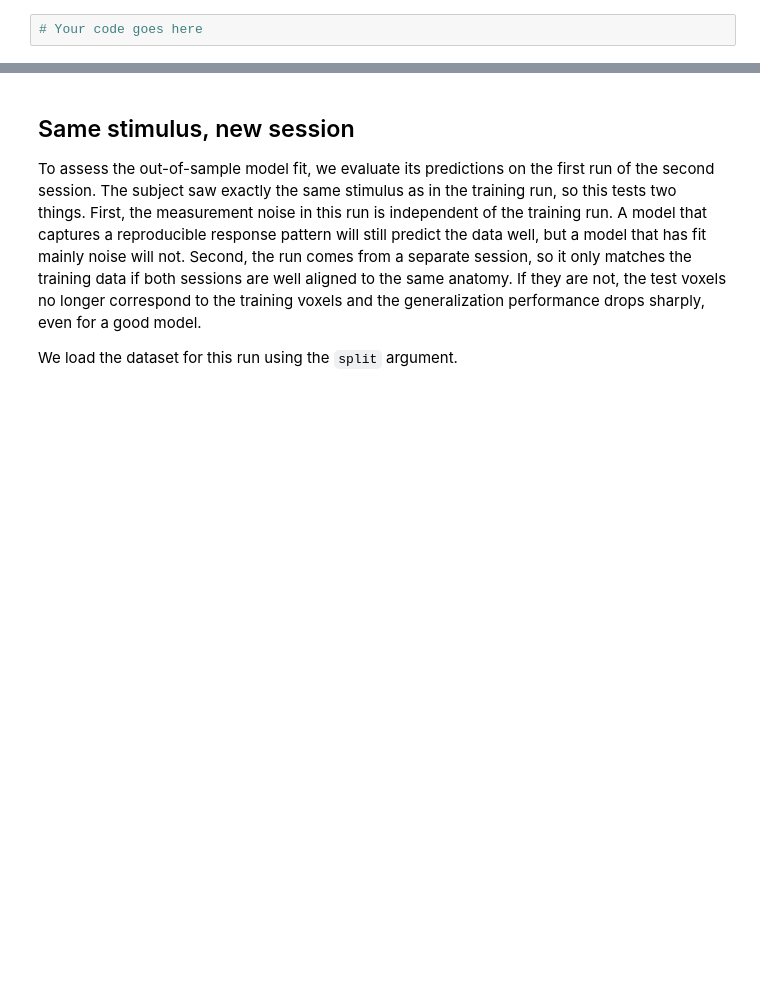
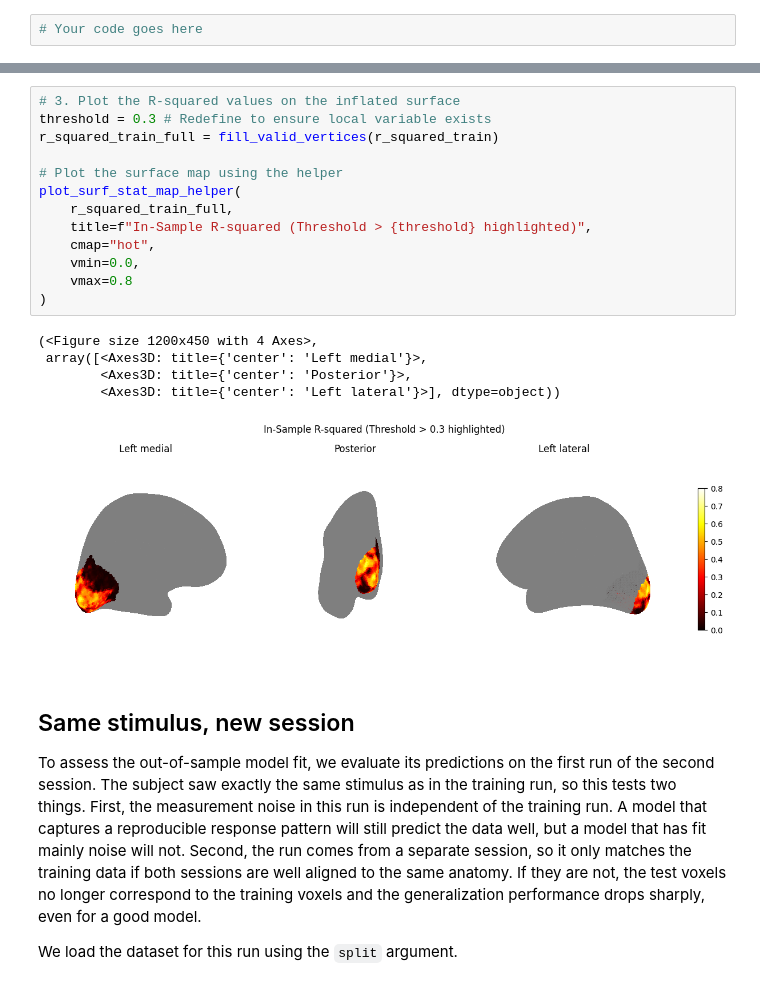
Before and after one commit to quailsir/Python, a Jupyter notebook: notebooks/workshop/02-prf-visual-fmri-cv.ipynb, the cells around one changed output, grey strips where cells are left out. Saved outputs shown, nothing was run; the diff lists cells and outputs as text; blank space fills up the shorter version.

```diff
--- a/notebooks/workshop/02-prf-visual-fmri-cv.ipynb
+++ b/notebooks/workshop/02-prf-visual-fmri-cv.ipynb
@@ -397,3 +452,22 @@ r_squared_train.shape
+# %%
+# 3. Plot the R-squared values on the inflated surface
+threshold = 0.3 # Redefine to ensure local variable exists
+r_squared_train_full = fill_valid_vertices(r_squared_train)
+
+# Plot the surface map using the helper
+plot_surf_stat_map_helper(
+    r_squared_train_full,
+    title=f"In-Sample R-squared (Threshold > {threshold} highlighted)",
+    cmap="hot",
+    vmin=0.0,
+    vmax=0.8
+)
+# %% [output]
+(<Figure size 1200x450 with 4 Axes>,
+ array([<Axes3D: title={'center': 'Left medial'}>,
+        <Axes3D: title={'center': 'Posterior'}>,
+        <Axes3D: title={'center': 'Left lateral'}>], dtype=object))
+[figure, added]
 # %% [markdown]
 ## Same stimulus, new session
 
```
Also changed, not shown: parts of 7 cells of this notebook.
